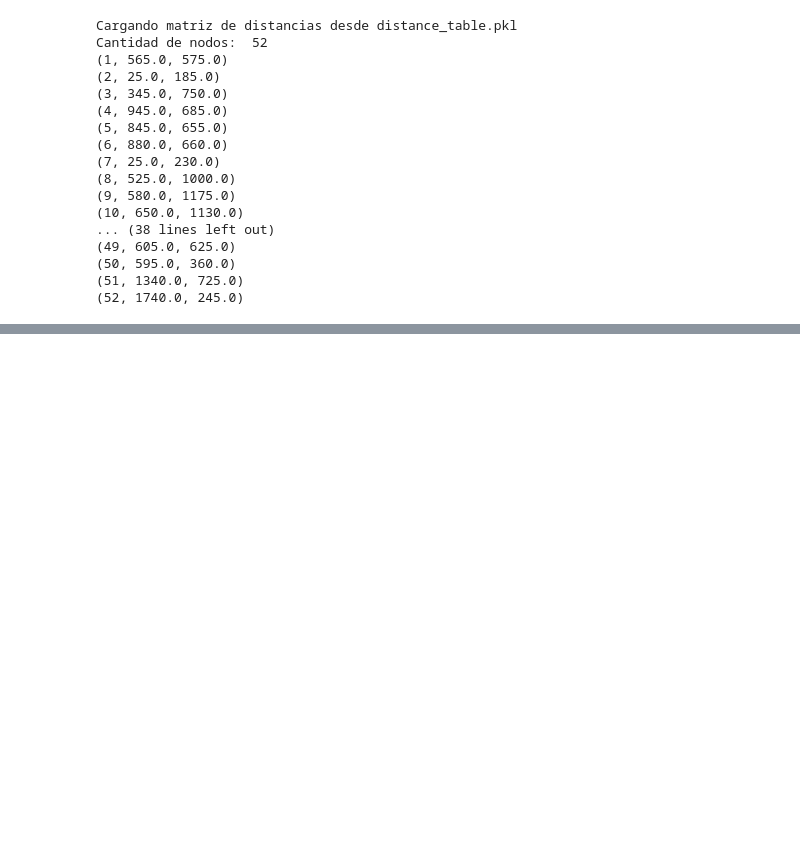
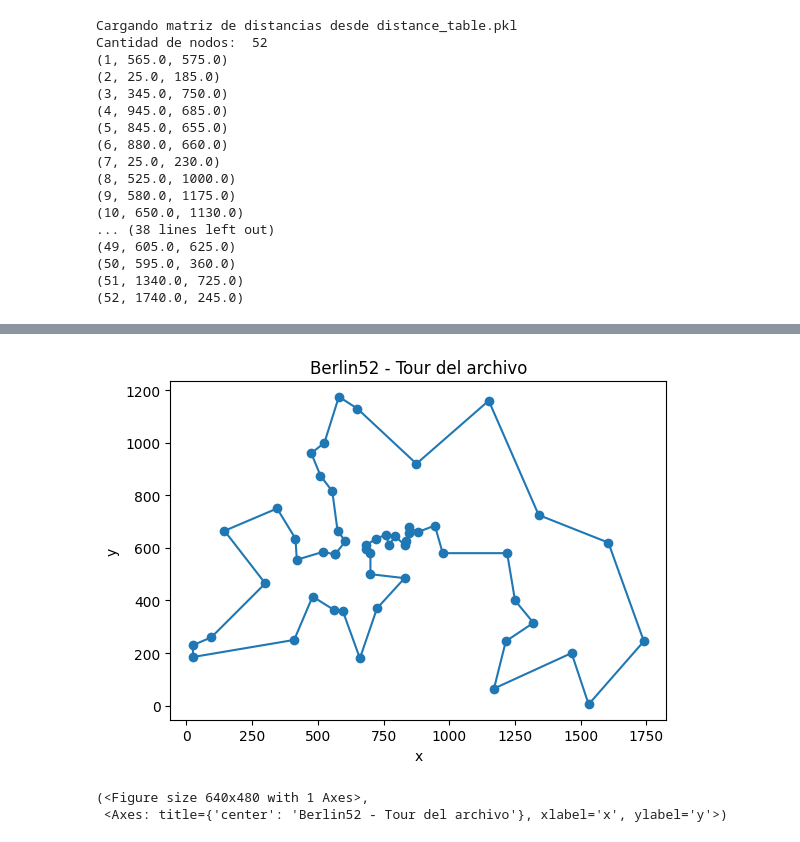
Before and after one commit to chuy-zip/LAB4_MODSIM, a Jupyter notebook: algoritmo_genetico.ipynb, the cells around one changed output, grey strips where cells are left out. Cells and saved outputs as stored; diff of their text form; code cells hidden in the pictures; blank space fills up the shorter version.

```diff
--- a/algoritmo_genetico.ipynb
+++ b/algoritmo_genetico.ipynb
@@ -252,0 +271,73 @@ Distancia total: 7983.929628195164
+# %%
+# Graficando la solucion descargada
+COORDS_PATH = "./berlin52_tour_data.txt"
+TOUR_PATH   = "./berlin52_tour_solution.txt"
+
+def read_tsplib_coords(path):
+    coords = {}
+    with open(path, 'r', encoding='utf-8', errors='ignore') as f:
+        in_nodes = False
+        for line in f:
+            line = line.strip()
+            if not line:
+                continue
+            up = line.upper()
+            if up.startswith("NODE_COORD_SECTION"):
+                in_nodes = True
+                continue
+            if up.startswith("EOF"):
+                break
+            if in_nodes:
+                parts = line.split()
+                if len(parts) >= 3:
+                    i = int(float(parts[0]))
+                    x = float(parts[1])
+                    y = float(parts[2])
+                    coords[i] = (x, y)
+    return coords
+
+def read_tsplib_tour(path):
+    """Lee un TOUR_SECTION (termina en -1) y regresa la lista de ids."""
+    tour = []
+    with open(path, 'r', encoding='utf-8', errors='ignore') as f:
+        in_tour = False
+        for line in f:
+            line = line.strip()
+            up = line.upper()
+            if up.startswith("TOUR_SECTION"):
+                in_tour = True
+                continue
+            if line.startswith("-1") or up.startswith("EOF"):
+                break
+            if in_tour and line:
+                tour.append(int(line))
+    return tour
+
+def plot_tour_from_files(coords_path, tour_path, title="Berlin52 - Tour del archivo"):
+    coords = read_tsplib_coords(coords_path)
+    tour   = read_tsplib_tour(tour_path)
+
+    fig, ax = plt.subplots()
+
+    if not tour:
+        ax.set_title("Tour vacío o no encontrado")
+        return fig, ax
+
+    pts = [coords[i] for i in tour] + [coords[tour[0]]]
+    xs  = [p[0] for p in pts]
+    ys  = [p[1] for p in pts]
+
+    ax.plot(xs, ys, marker='o')
+
+    ax.set_title(title)
+    ax.set_xlabel("x")
+    ax.set_ylabel("y")
+    ax.set_aspect('equal', adjustable='box')
+    plt.show()
+    return fig, ax
+
+plot_tour_from_files(COORDS_PATH, TOUR_PATH)
+# %% [output]
+[figure, added]
+(<Figure size 640x480 with 1 Axes>,
+ <Axes: title={'center': 'Berlin52 - Tour del archivo'}, xlabel='x', ylabel='y'>)
```
Also changed, not shown: parts of 3 cells of this notebook, 2 other files.
